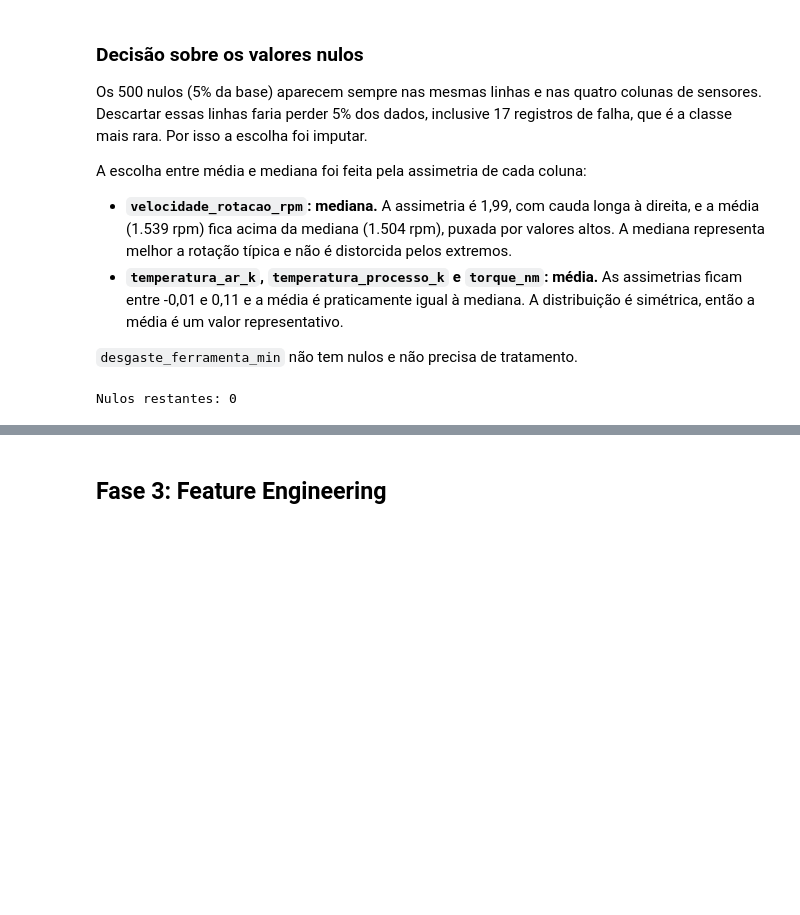
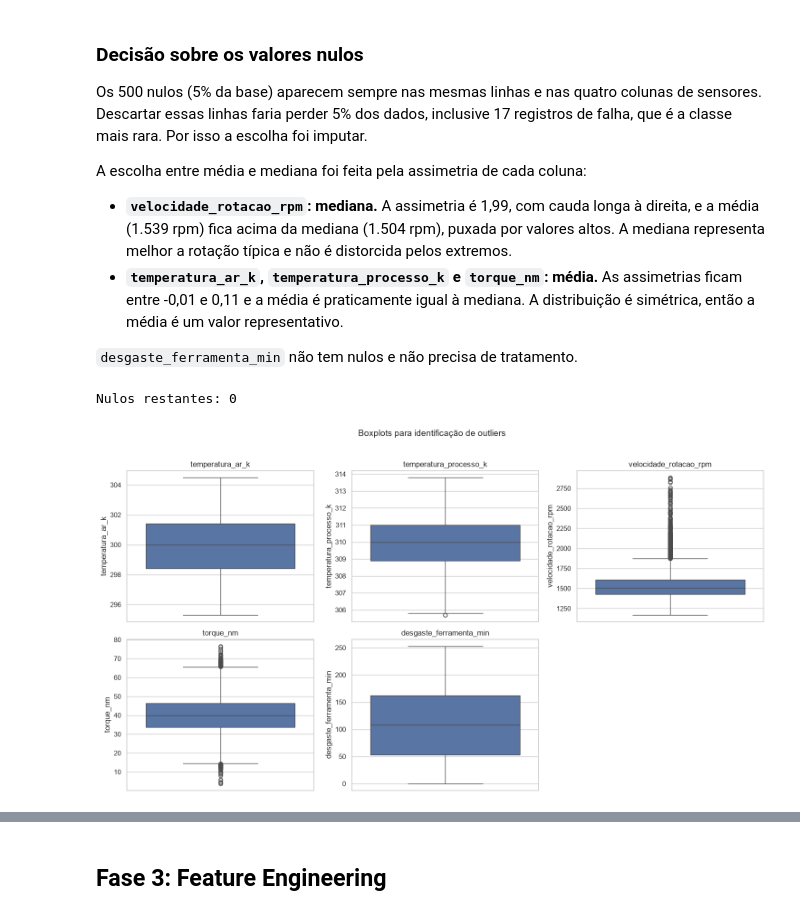
Before and after one commit to felipemendes2077/predictmaint-py, a Jupyter notebook: pipeline_manutencao_preditiva.ipynb, the cells around one changed output, grey strips where cells are left out. Cells and saved outputs as stored; diff of their text form; code cells hidden in the pictures; blank space fills up the shorter version.

Commit message:
adiciona boxplots e análise de outliers

```diff
--- a/pipeline_manutencao_preditiva.ipynb
+++ b/pipeline_manutencao_preditiva.ipynb
@@ -202,3 +202,23 @@ for coluna in ["temperatura_ar_k", "temperatura_processo_k", "torque_nm"]:
 print("Nulos restantes:", df.isna().sum().sum())
 # %% [output]
 Nulos restantes: 0
+# %%
+colunas_num = [
+    "temperatura_ar_k",
+    "temperatura_processo_k",
+    "velocidade_rotacao_rpm",
+    "torque_nm",
+    "desgaste_ferramenta_min",
+]
+
+fig, eixos = plt.subplots(2, 3, figsize=(15, 8))
+eixos = eixos.flatten()
+for eixo, coluna in zip(eixos, colunas_num):
+    sns.boxplot(y=df[coluna], ax=eixo)
+    eixo.set_title(coluna)
+eixos[-1].set_visible(False)
+fig.suptitle("Boxplots para identificação de outliers", fontsize=14, y=1.02)
+plt.tight_layout()
+plt.show()
+# %% [output]
+[figure, added]
```
Also changed, not shown: parts of 2 cells of this notebook.
